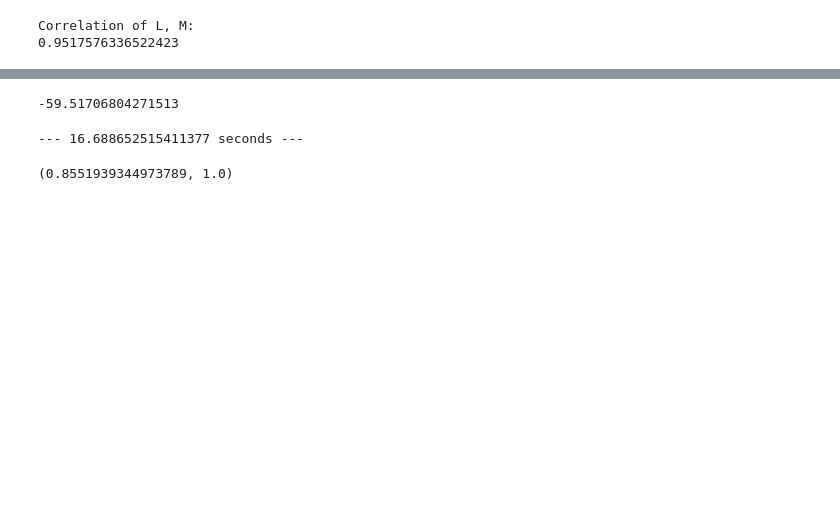
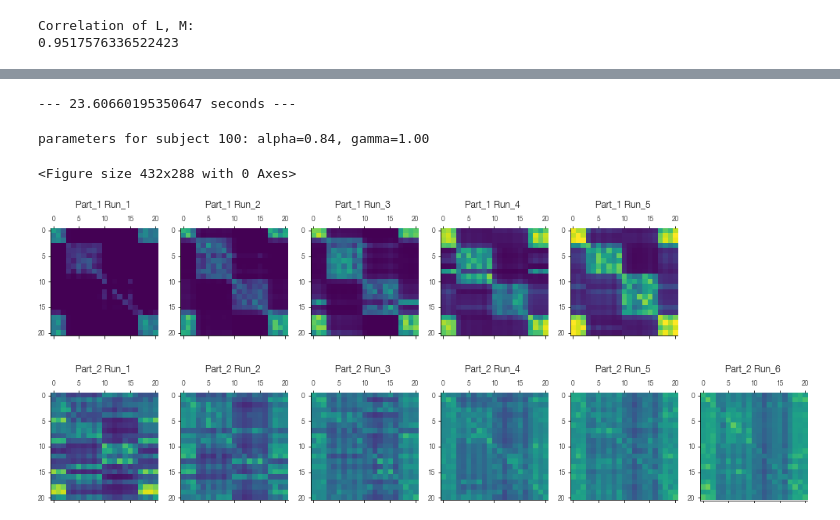
Before and after one commit to prestonlab/tesser_successor, a Jupyter notebook: test.ipynb, the cells around one changed output, grey strips where cells are left out. Saved outputs shown, nothing was run; the diff lists cells and outputs as text; code cells hidden in the pictures; blank space fills up the shorter version.

```diff
--- a/test.ipynb
+++ b/test.ipynb
@@ -47,9 +59,23 @@ I = util.load_induction(data_dir, 100)
+# %%
+importlib.reload(fit)
+alpha, gamma = fit.maximize_likelihood(df, I, 'differential evolution')
+# %% [output]
+--- 23.60660195350647 seconds ---
+# %%
+print(f'parameters for subject 100: alpha={alpha:.2f}, gamma={gamma:.2f}')
+# %% [output]
+parameters for subject 100: alpha=0.84, gamma=1.00
+# %%
+importlib.reload(sr)
+importlib.reload(plot_models)
+import matplotlib.pyplot as plt
+plt.clf()
+M = sr.learn_sr(df, gamma, alpha)
+plot_models.plot_explore_runs(M, 100, 'persist', gamma, alpha)
+# %% [output]
+<Figure size 432x288 with 0 Axes>
+[figure, added]
 # %%
-fit.get_log_likelihood(df, I, 0.5,0.5)
+fit.maximize_likelihood(df, I, 'basinhopping', 0.5,0.5)
-# %% [output]
--59.51706804271513
 # %%
-fit.maximize_likelihood(df, I, 'differential evolution')
+fit.maximize_likelihood(df, I, 'brute', 0.5,0.5)
-# %% [output]
---- 16.688652515411377 seconds ---
-(0.8551939344973789, 1.0)
```
Also changed, not shown: parts of 9 cells of this notebook, 1 other file.
